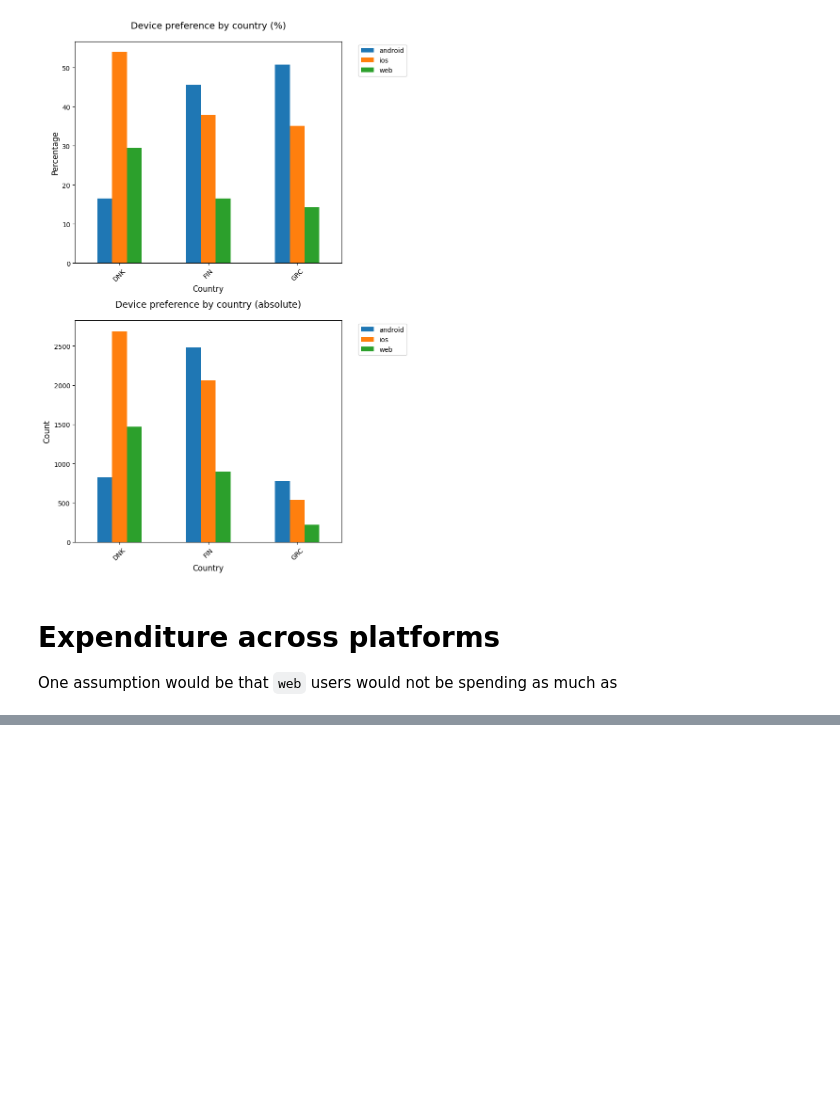
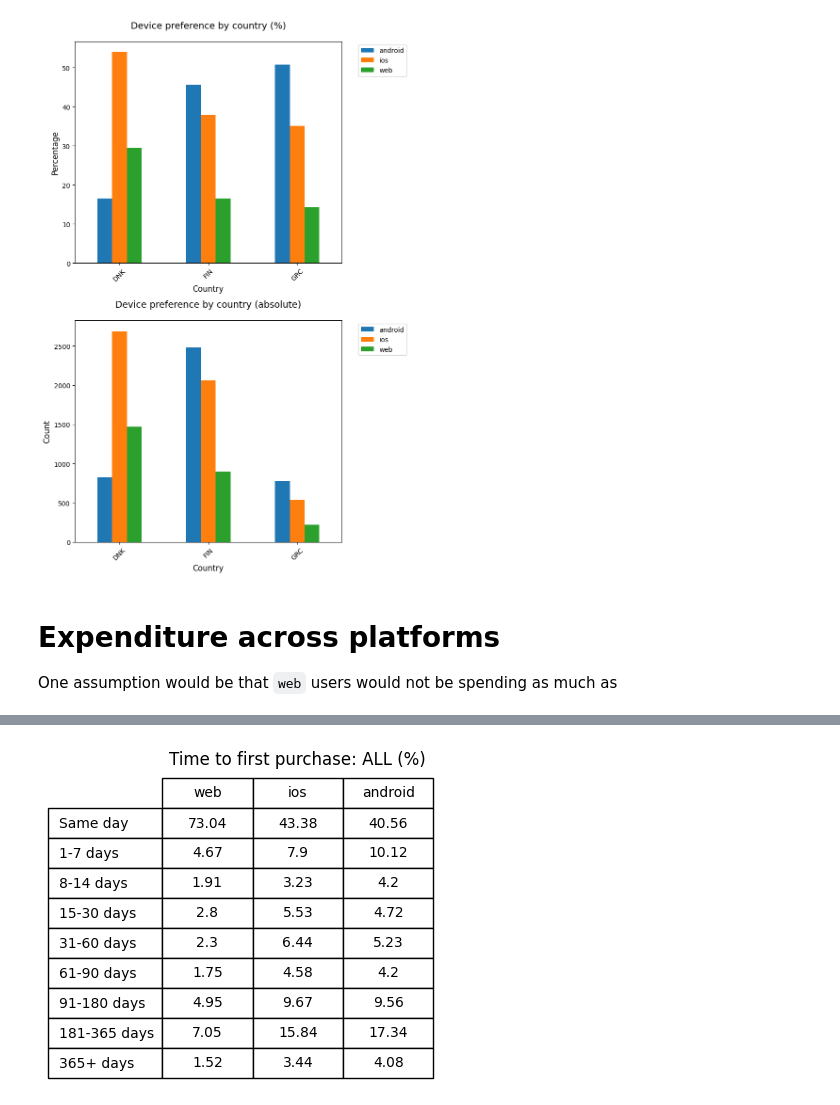
Before and after one commit to FjjDessoyCaraballo/restaurant-data, a Jupyter notebook: task2/notebook.ipynb, the cells around one changed output, grey strips where cells are left out. Drawn from its saved outputs; the diff is of its cells as text; code cells hidden in the pictures; blank space fills up the shorter version.

```diff
--- a/task2/notebook.ipynb
+++ b/task2/notebook.ipynb
@@ -25,0 +26,11 @@ conversionByOs(df)
+# %%
+from firstPurchase import firstPurchase
+
+# plot users OS by country
+df = parseDf()
+# firstPurchase(df, "FIN")
+# firstPurchase(df, "GRC")
+# firstPurchase(df, "DNK")
+firstPurchase(df, "ALL")
+# %% [output]
+[figure, added]
```
Also changed, not shown: parts of 1 cell of this notebook, 3 other files.
